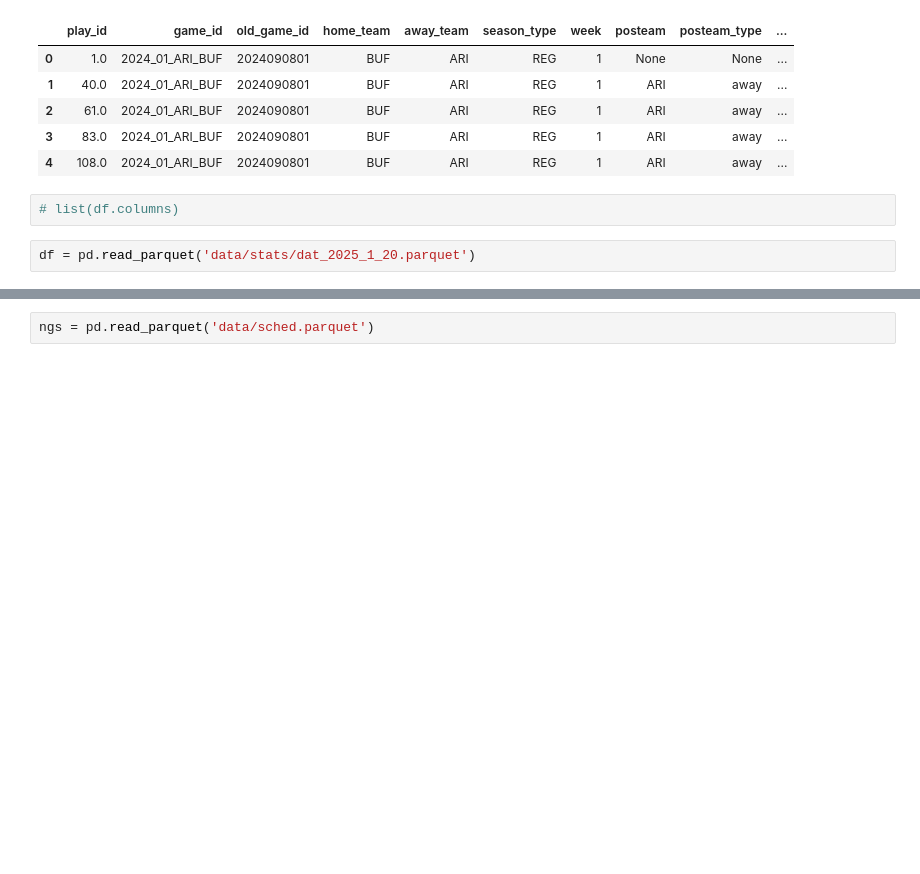
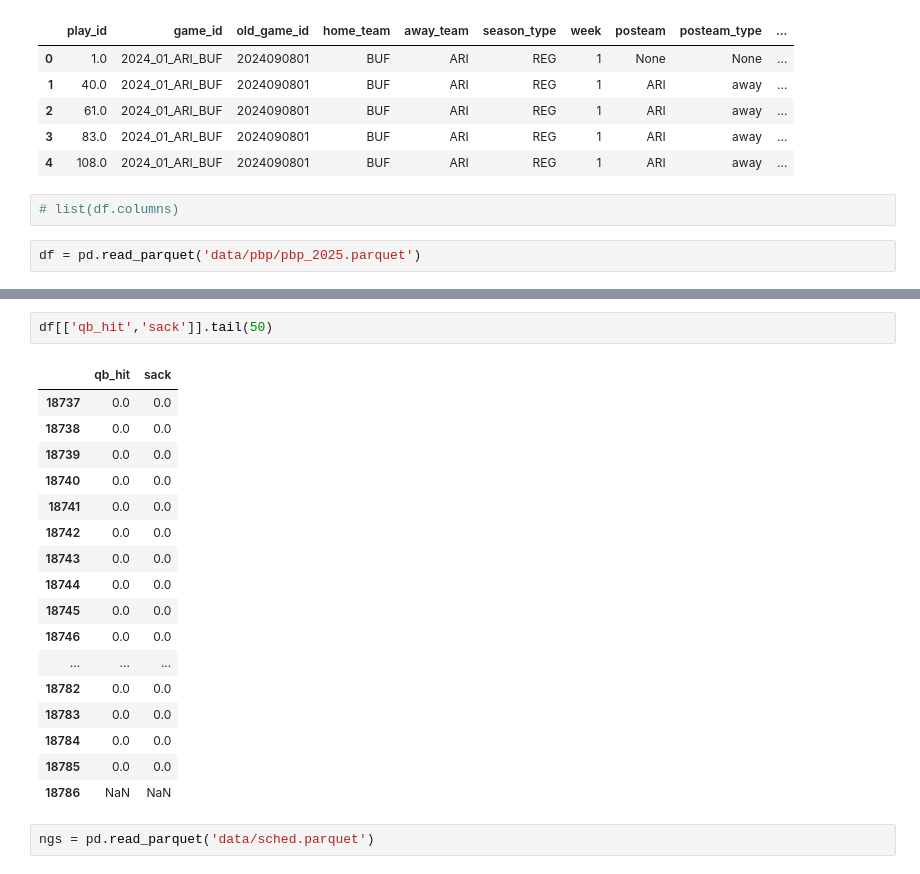
Before and after one commit to jbenr/NFL, a Jupyter notebook: Untitled.ipynb, the cells around one changed output, grey strips where cells are left out. Drawn from its saved outputs; the diff is of its cells as text; blank space fills up the shorter version.

```diff
--- a/Untitled.ipynb
+++ b/Untitled.ipynb
@@ -103,5 +110,5 @@ df.head(5)
 # %%
 # list(df.columns)
 # %%
-df = pd.read_parquet('data/stats/dat_2025_1_20.parquet')
+df = pd.read_parquet('data/pbp/pbp_2025.parquet')
 # %%
@@ -116,3 +136,23 @@ df.tail(5)
+# %%
+df[['qb_hit','sack']].tail(50)
+# %% [output]
+|  | qb_hit | sack |
+| 18737 | 0.0 | 0.0 |
+| 18738 | 0.0 | 0.0 |
+| 18739 | 0.0 | 0.0 |
+| 18740 | 0.0 | 0.0 |
+| 18741 | 0.0 | 0.0 |
+| 18742 | 0.0 | 0.0 |
+| 18743 | 0.0 | 0.0 |
+| 18744 | 0.0 | 0.0 |
+| 18745 | 0.0 | 0.0 |
+| 18746 | 0.0 | 0.0 |
+| ... | ... | ... |
+| 18782 | 0.0 | 0.0 |
+| 18783 | 0.0 | 0.0 |
+| 18784 | 0.0 | 0.0 |
+| 18785 | 0.0 | 0.0 |
+| 18786 | NaN | NaN |
 # %%
 ngs = pd.read_parquet('data/sched.parquet')
 # %%
```
Also changed, not shown: parts of 6 cells of this notebook, 3 other files.
